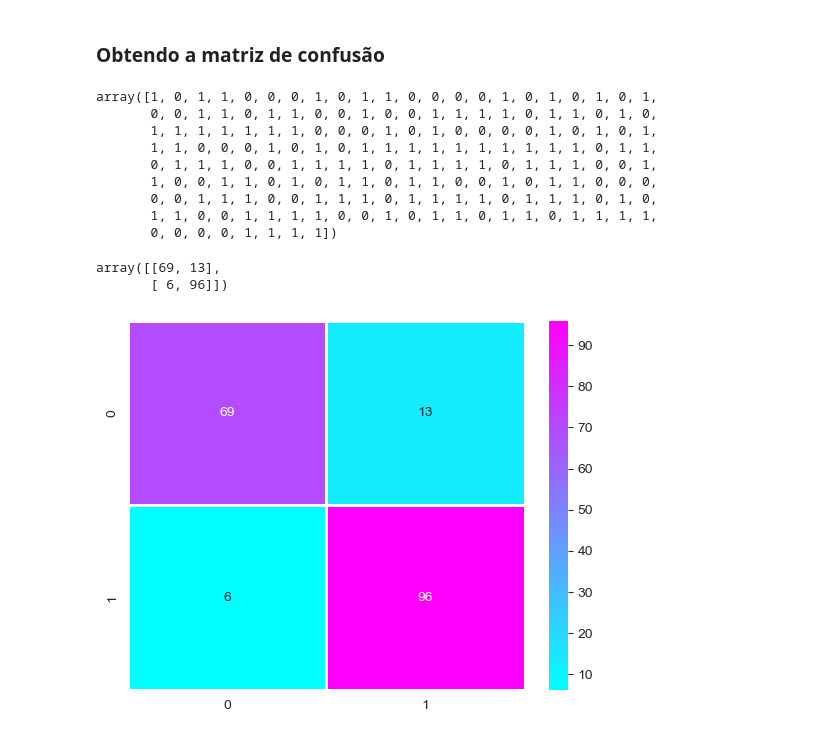
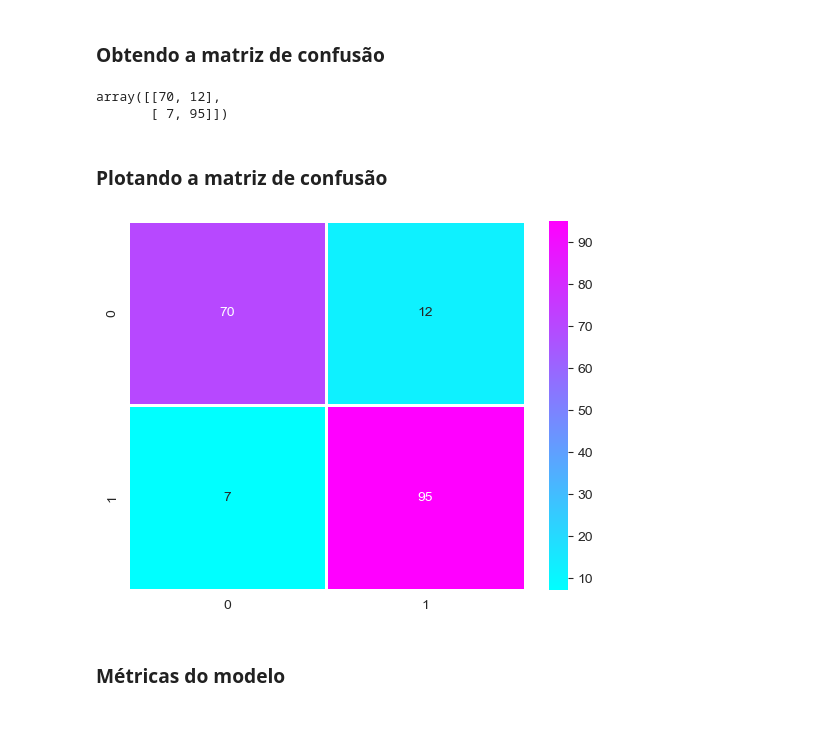
Before and after one commit to phaa/hearth-failure-prediction, a Jupyter notebook: Heart.ipynb, the cells around one changed output. Saved outputs shown, nothing was run; the diff lists cells and outputs as text; code cells hidden in the pictures.

```diff
--- a/Heart.ipynb
+++ b/Heart.ipynb
@@ -313,17 +310,13 @@ pandas.core.series.Series
 # %%
-# Função para separar as colunas categóricas das numéricas
-def split_data(data, label_column=label_column):
-    feature_columns = [c for c in data.columns if c != label_column]
-    numeric_columns = []
-    categorical_columns = []
+# Função para separar as colunas categóricas das numéricas do conjunto de features
+def split_cols(data):
+    numeric_cols = []
+    categorical_cols = []
 
-    for c in feature_columns:
+    for c in data.columns:
         if data[c].dtype == "object":
-            categorical_columns.append(c)
+            categorical_cols.append(c)
         else:
-            numeric_columns.append(c)
+            numeric_cols.append(c)
 
-    return data[numeric_columns], data[categorical_columns]
-
-
-heart_num, heart_cat = split_data(heart)
+    return numeric_cols, categorical_cols
@@ -358,12 +353,11 @@ model = Pipeline([
 # %%
 # Como o modelo de Floresta Aleatória está em um pipeline, o grid search não tem como adiivinhar para quem são esses parametros
 # Logo, temos que colocar o prefixo tree__
-param_grid = [
-    # Tenta 12 (4x4) combinações de hiperparâmetros
-    {'tree__n_estimators': [3, 10, 30, 60], 'tree__max_features': [2, 4, 6, 8]},
-    # Depois tenta 6 (2x3) combinações com bootstrap setado em False
-    {'tree__bootstrap': [False], 'tree__n_estimators': [3, 10], 'tree__max_features': [2, 3, 4]},
-]
+param_grid = {
+    'tree__n_estimators': [50, 100, 200],
+    'tree__max_depth': [None, 10, 20],
+    'tree__min_samples_split': [2, 5, 10],
+}
 
 kfold = KFold(n_splits=5, shuffle=True, random_state=42)
 
@@ -371,8 +365,9 @@ grid = GridSearchCV(
     model,
     param_grid=param_grid,
     cv=kfold,
-    scoring='neg_mean_squared_error',
+    scoring='roc_auc',
   	return_train_score=True,
+    n_jobs=-1
 )
 
 grid.fit(heart, heart_labels)
@@ -437,29 +437,21 @@ X_test = strat_test_set.drop("HeartDisease", axis=1)
 y_test = strat_test_set["HeartDisease"].copy()
 
 final_predictions = final_model.predict(X_test)
-final_predictions
-# %% [output]
-array([1, 0, 1, 1, 0, 0, 0, 1, 0, 1, 1, 0, 0, 0, 0, 1, 0, 1, 0, 1, 0, 1,
-       0, 0, 1, 1, 0, 1, 1, 0, 0, 1, 0, 0, 1, 1, 1, 1, 0, 1, 1, 0, 1, 0,
-       1, 1, 1, 1, 1, 1, 1, 0, 0, 0, 1, 0, 1, 0, 0, 0, 0, 1, 0, 1, 0, 1,
-       1, 1, 0, 0, 0, 1, 0, 1, 0, 1, 1, 1, 1, 1, 1, 1, 1, 1, 1, 0, 1, 1,
-       0, 1, 1, 1, 0, 0, 1, 1, 1, 1, 0, 1, 1, 1, 1, 0, 1, 1, 1, 0, 0, 1,
-       1, 0, 0, 1, 1, 0, 1, 0, 1, 1, 0, 1, 1, 0, 0, 1, 0, 1, 1, 0, 0, 0,
-       0, 0, 1, 1, 1, 0, 0, 1, 1, 1, 0, 1, 1, 1, 1, 0, 1, 1, 1, 0, 1, 0,
-       1, 1, 0, 0, 1, 1, 1, 1, 0, 0, 1, 0, 1, 1, 0, 1, 1, 0, 1, 1, 1, 1,
-       0, 0, 0, 0, 1, 1, 1, 1])
 # %%
-confusion_matrix = confusion_matrix(y_test, final_predictions)
-confusion_matrix
+conf_matrix = confusion_matrix(y_test, final_predictions)
+conf_matrix
 # %% [output]
-array([[69, 13],
-       [ 6, 96]])
+array([[70, 12],
+       [ 7, 95]])
+# %% [markdown]
+### Plotando a matriz de confusão
 # %%
-# Plotagem da matriz de confusão
-sns.heatmap(confusion_matrix, cmap='cool', annot=True, linewidth=1, fmt='d')
+sns.heatmap(conf_matrix, cmap='cool', annot=True, linewidth=1, fmt='d')
 plt.show()
 # %% [output]
-[figure, old version]
+[figure, new version]
+# %% [markdown]
+### Métricas do modelo
 # %%
 print(classification_report(y_test, final_predictions))
 # %% [output]
```
Also changed, not shown: parts of 12 cells of this notebook.
